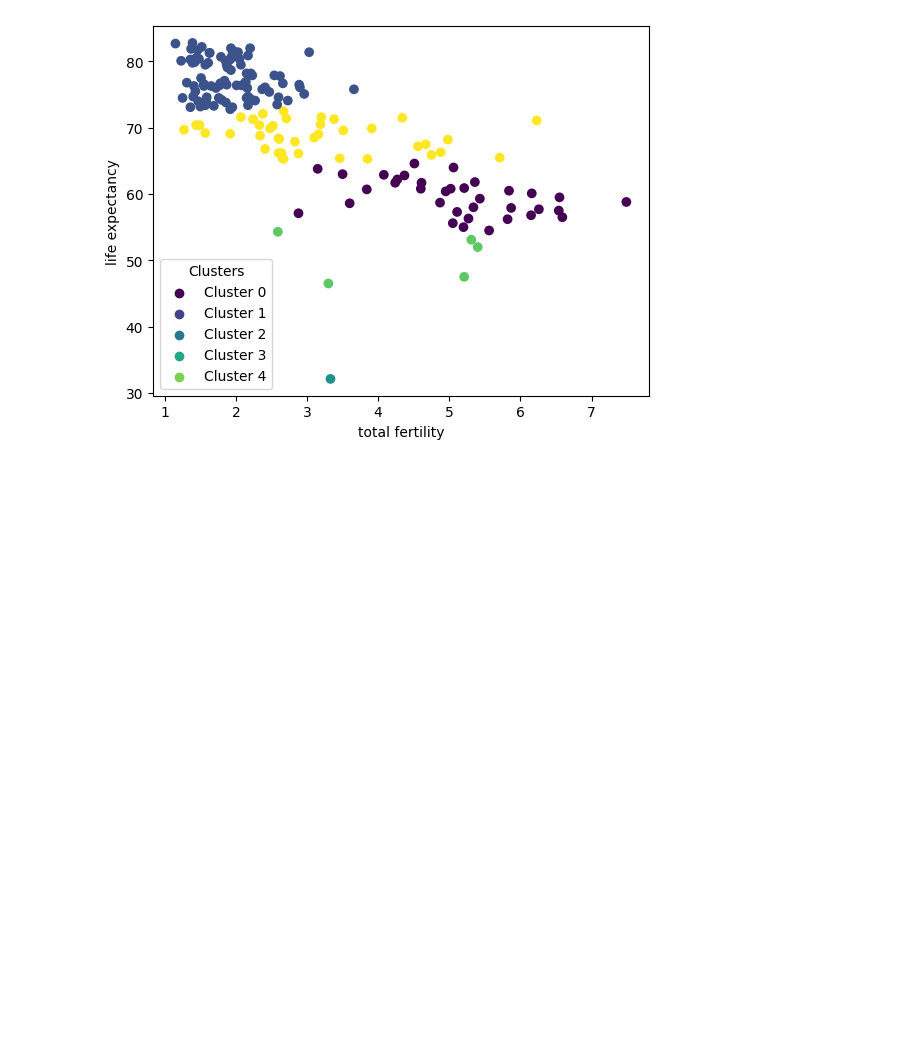
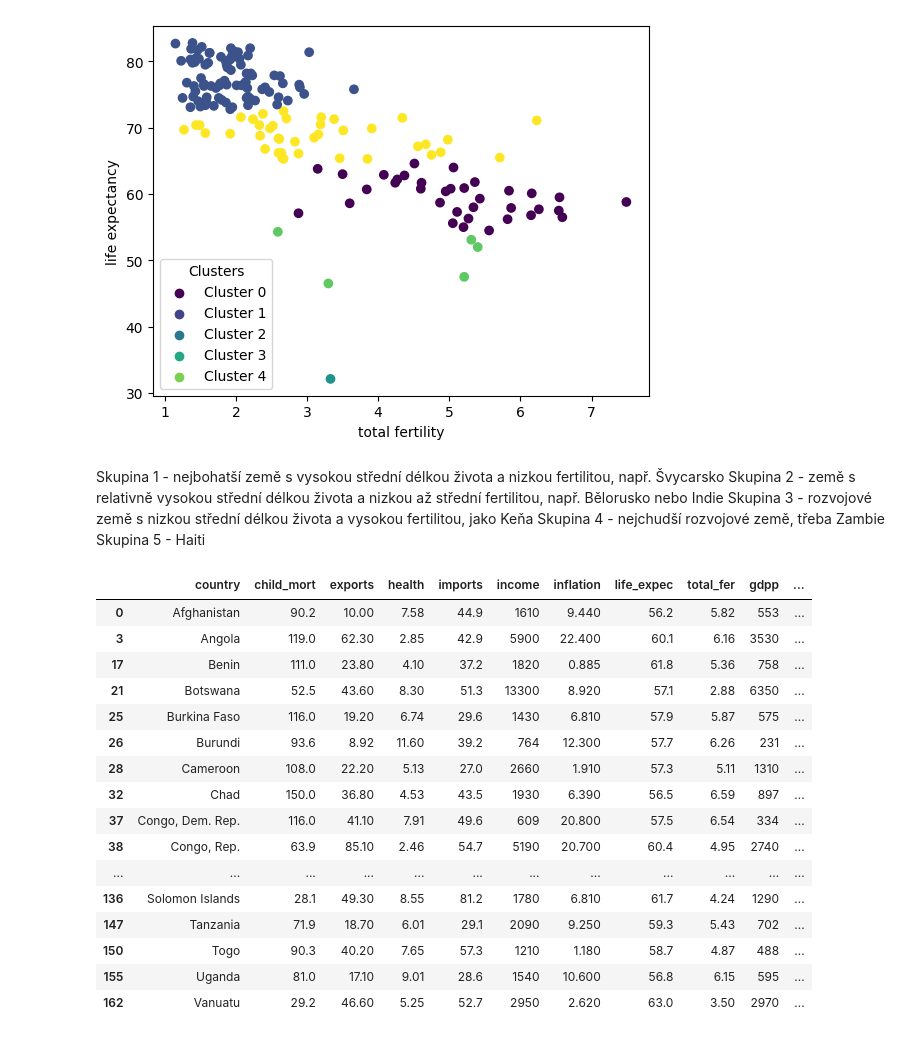
Before and after one commit to mirotorch/zsu, a Jupyter notebook: notebooks/ex6.ipynb, the cells around one changed output. Cells and saved outputs as stored; diff of their text form; code cells hidden in the pictures; blank space fills up the shorter version.

```diff
--- a/notebooks/ex6.ipynb
+++ b/notebooks/ex6.ipynb
@@ -189,3 +189,29 @@ plt.legend(title='Clusters')
 plt.show()
 # %% [output]
 [figure]
+# %% [markdown]
+Skupina 1 - nejbohatší země s vysokou střední délkou života a nizkou fertilitou, např. Švycarsko
+Skupina 2 - země s relativně vysokou střední délkou života a nizkou až střední fertilitou, např. Bělorusko nebo Indie
+Skupina 3 - rozvojové země s nizkou střední délkou života a vysokou fertilitou, jako Keňa
+Skupina 4 - nejchudší rozvojové země, třeba Zambie
+Skupina 5 - Haiti
+# %%
+df.loc[df['labels'] == 0]
+# %% [output]
+|  | country | child_mort | exports | health | imports | income | inflation | life_expec | total_fer | gdpp | ... |
+| 0 | Afghanistan | 90.2 | 10.00 | 7.58 | 44.9 | 1610 | 9.440 | 56.2 | 5.82 | 553 | ... |
+| 3 | Angola | 119.0 | 62.30 | 2.85 | 42.9 | 5900 | 22.400 | 60.1 | 6.16 | 3530 | ... |
+| 17 | Benin | 111.0 | 23.80 | 4.10 | 37.2 | 1820 | 0.885 | 61.8 | 5.36 | 758 | ... |
+| 21 | Botswana | 52.5 | 43.60 | 8.30 | 51.3 | 13300 | 8.920 | 57.1 | 2.88 | 6350 | ... |
+| 25 | Burkina Faso | 116.0 | 19.20 | 6.74 | 29.6 | 1430 | 6.810 | 57.9 | 5.87 | 575 | ... |
+| 26 | Burundi | 93.6 | 8.92 | 11.60 | 39.2 | 764 | 12.300 | 57.7 | 6.26 | 231 | ... |
+| 28 | Cameroon | 108.0 | 22.20 | 5.13 | 27.0 | 2660 | 1.910 | 57.3 | 5.11 | 1310 | ... |
+| 32 | Chad | 150.0 | 36.80 | 4.53 | 43.5 | 1930 | 6.390 | 56.5 | 6.59 | 897 | ... |
+| 37 | Congo, Dem. Rep. | 116.0 | 41.10 | 7.91 | 49.6 | 609 | 20.800 | 57.5 | 6.54 | 334 | ... |
+| 38 | Congo, Rep. | 63.9 | 85.10 | 2.46 | 54.7 | 5190 | 20.700 | 60.4 | 4.95 | 2740 | ... |
+| ... | ... | ... | ... | ... | ... | ... | ... | ... | ... | ... | ... |
+| 136 | Solomon Islands | 28.1 | 49.30 | 8.55 | 81.2 | 1780 | 6.810 | 61.7 | 4.24 | 1290 | ... |
+| 147 | Tanzania | 71.9 | 18.70 | 6.01 | 29.1 | 2090 | 9.250 | 59.3 | 5.43 | 702 | ... |
+| 150 | Togo | 90.3 | 40.20 | 7.65 | 57.3 | 1210 | 1.180 | 58.7 | 4.87 | 488 | ... |
+| 155 | Uganda | 81.0 | 17.10 | 9.01 | 28.6 | 1540 | 10.600 | 56.8 | 6.15 | 595 | ... |
+| 162 | Vanuatu | 29.2 | 46.60 | 5.25 | 52.7 | 2950 | 2.620 | 63.0 | 3.50 | 2970 | ... |
```
Also changed, not shown: parts of 1 cell of this notebook, 2 other files.
